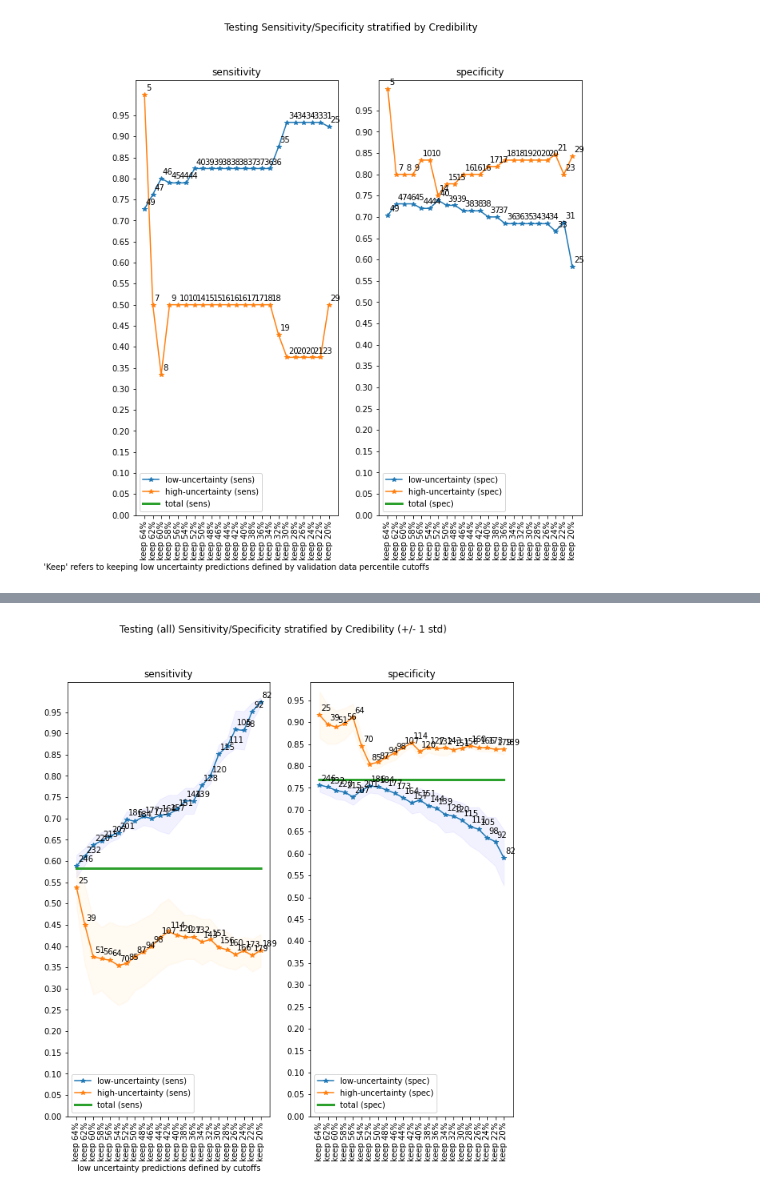
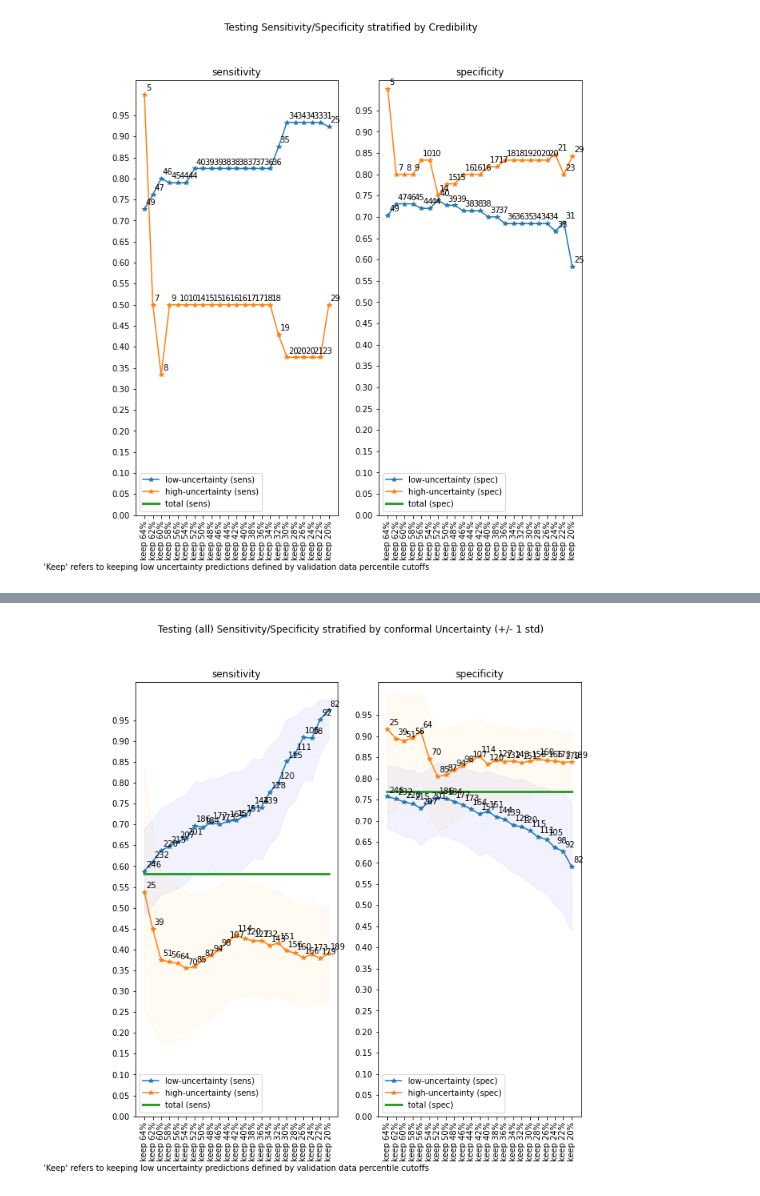
Before and after one commit to MikeDoho/FT_Uncertainty_Comparison, a Jupyter notebook: view_predictions_conformal-plot.ipynb, the cells around one changed output, grey strips where cells are left out. Cells and saved outputs as stored; diff of their text form; code cells hidden in the pictures.

```diff
--- a/view_predictions_conformal-plot.ipynb
+++ b/view_predictions_conformal-plot.ipynb
@@ -414,6 +473,11 @@ def Find_Optimal_Cutoff(target, predicted):
 min_cut = 20
 cut_off_percent_list = list(np.arange(min_cut, 66, 2))
 cut_range = cut_off_percent_list
+bootstrap_ = True
+auc_off = True # dont need bootstrap for auc
+conf_int = 0.95
+std_num = 1
+
 dict_ = {'con':{}}
 
 for i in range(5):
@@ -1726,8 +1855,6 @@ val total data
 # %%
 print('test total data')
-# min_cut = 40
-std_num = 1
-# cut_range = list(np.arange(min_cut, 80, 5))
+
 dict_
 
 total_eval_dict = {x: {} for x in cut_range}
@@ -1789,6 +1916,17 @@ for c in cut_range:
     total_eval_dict[c]['l_spec_std'] = np.std(total_eval_dict[c]['fold_l_spec'])
     total_eval_dict[c]['h_spec_std'] = np.std(total_eval_dict[c]['fold_h_spec'])
 
+    # confidence interval
+    if bootstrap_:
+        low_stats_dict = bootstrap_outcome(low_uncertainty_df, n_iter=9999, size=0.90, conf_int=conf_int)
+        total_eval_dict[c]['l_sens_conf'] = low_stats_dict['sensitivity']
+        total_eval_dict[c]['l_spec_conf'] = low_stats_dict['specificity']
+
+        high_stats_dict = bootstrap_outcome(high_uncertainty_df, n_iter=9999, size=0.90, conf_int=conf_int)
+        total_eval_dict[c]['h_sens_conf'] = high_stats_dict['sensitivity']
+        total_eval_dict[c]['h_spec_conf'] = high_stats_dict['specificity']
+    ###
+
 
     specificity, sensitivity, ppv, npv = dr_friendly_measures(y_true= total_eval_dict[c]['total_df']['true'], y_pred=total_eval_dict[c]['total_df']['pred_final'])
     total_eval_dict[c]['total_sens'] = sensitivity
@@ -1812,8 +1950,18 @@ high_uncertainty_num = [total_eval_dict[c]['high_uncertainty_num'] for c in cuto
 fig, (ax1, ax2) = plt.subplots(1, 2, figsize=(10,10))
 
 low_sens = [total_eval_dict[c]['l_sens'] for c in cutoff]
-low_std_low = [total_eval_dict[c]['l_sens'] - std_num*total_eval_dict[c]['l_sens_std'] for c in cutoff]
-low_std_high = [total_eval_dict[c]['l_sens'] + std_num*total_eval_dict[c]['l_sens_std'] for c in cutoff]
+
+if not bootstrap_:
+    print('std')
+    low_std_low = [total_eval_dict[c]['l_sens'] - std_num*total_eval_dict[c]['l_sens_std'] for c in cutoff]
+    low_std_high = [total_eval_dict[c]['l_sens'] + std_num*total_eval_dict[c]['l_sens_std'] for c in cutoff]
+else:
+    print('confid')
+    low_std_low = [total_eval_dict[c]['l_sens_conf'][0] for c in cutoff]
+    low_std_high = [total_eval_dict[c]['l_sens_conf'][1] for c in cutoff]
+
+# low_std_low = [total_eval_dict[c]['l_sens'] - std_num*total_eval_dict[c]['l_sens_std'] for c in cutoff]
+# low_std_high = [total_eval_dict[c]['l_sens'] + std_num*total_eval_dict[c]['l_sens_std'] for c in cutoff]
 
 ax1.plot([int(x) for x in cutoff], low_sens, '-*')
 ax1.fill_between([int(x) for x in cutoff], (low_std_low), (low_std_high), color='blue', alpha=0.05)
@@ -1823,8 +1971,18 @@ for i, txt in enumerate([str(x) for x in low_uncertainty_num]):
                  xycoords='data', textcoords='offset points', xytext=(2, 5))
 
 high_sens = [total_eval_dict[c]['h_sens'] for c in cutoff]
-high_std_low = [total_eval_dict[c]['h_sens'] - std_num*total_eval_dict[c]['h_sens_std'] for c in cutoff]
-high_std_high = [total_eval_dict[c]['h_sens'] + std_num*total_eval_dict[c]['h_sens_std'] for c in cutoff]
+
+if not bootstrap_:
+    print('std')
+    high_std_low = [total_eval_dict[c]['h_sens'] - std_num*total_eval_dict[c]['h_sens_std'] for c in cutoff]
+    high_std_high = [total_eval_dict[c]['h_sens'] + std_num*total_eval_dict[c]['h_sens_std'] for c in cutoff]
+else:
+    print('confid')
+    high_std_low = [total_eval_dict[c]['h_sens_conf'][0] for c in cutoff]
+    high_std_high = [total_eval_dict[c]['h_sens_conf'][1] for c in cutoff]
+
+# high_std_low = [total_eval_dict[c]['h_sens'] - std_num*total_eval_dict[c]['h_sens_std'] for c in cutoff]
+# high_std_high = [total_eval_dict[c]['h_sens'] + std_num*total_eval_dict[c]['h_sens_std'] for c in cutoff]
 
 ax1.plot([int(x) for x in cutoff], high_sens, '*-')
 ax1.fill_between([int(x) for x in cutoff], (high_std_low), (high_std_high), color='orange', alpha=0.05)
@@ -1840,23 +1998,35 @@ ax1.set_title('sensitivity')
 ax1.invert_xaxis()
 ax1.set_xticks([int(x) for x in cutoff])
 ax1.set_xticklabels([f"keep {str(x)}%" for x in cutoff], rotation = 90)
-ax1.set_xlabel("low uncertainty predictions defined by cutoffs")
+ax1.set_xlabel("'Keep' refers to keeping low uncertainty predictions defined by validation data percentile cutoffs")
 ax1.set_yticks(np.arange(0.0, 1, 0.05))
 
-save_dir = r'C:\Users\s185479\Desktop\Python_Code\Projects\Feeding_Tube\uncertainty\uncertainty_miccai\save_folder\sens_spec'
+save_dir = r'C:\Users\s185479\Desktop\Python_Code\Projects\Feeding_Tube\uncertainty\uncertainty_update_20220801\save_folder\sens_spec'
 f_name = 'test_conform_sens.csv'
-df = pd.DataFrame([[low_uncertainty_num, low_sens, [total_eval_dict[50]['total_sens'] for x in range(len(low_uncertainty_num))]]], columns=['num', 'l_sens', 'total_sens'])
+df = pd.DataFrame([[low_uncertainty_num, low_sens, low_std_low, low_std_high,
+                    [total_eval_dict[50]['total_sens'] for x in range(len(low_uncertainty_num))]]], columns=['num', 'l_sens', 'l_sens_low_conf', 'l_sens_high_conf', 'total_sens'])
 df.to_csv(os.path.join(save_dir, f_name))
 
 f_name = 'test_conform_sens_wrong.csv'
-df = pd.DataFrame([[high_uncertainty_num, high_sens, [total_eval_dict[50]['total_sens'] for x in range(len(low_uncertainty_num))]]], columns=['num', 'h_sens', 'total_sens'])
+df = pd.DataFrame([[high_uncertainty_num, high_sens, high_std_low, high_std_high,
+                    [total_eval_dict[50]['total_sens'] for x in range(len(low_uncertainty_num))]]], columns=['num', 'h_sens', 'h_sens_low_conf', 'h_sens_high_conf', 'total_sens'])
 df.to_csv(os.path.join(save_dir, f_name))
 
 # specificity
 
 low_spec = [total_eval_dict[c]['l_spec'] for c in cutoff]
-low_std_low = [total_eval_dict[c]['l_spec'] - std_num*total_eval_dict[c]['l_spec_std'] for c in cutoff]
-low_std_high = [total_eval_dict[c]['l_spec'] + std_num*total_eval_dict[c]['l_spec_std'] for c in cutoff]
+
+if not bootstrap_:
+    print('std')
+    low_std_low = [total_eval_dict[c]['l_spec'] - std_num*total_eval_dict[c]['l_spec_std'] for c in cutoff]
+    low_std_high = [total_eval_dict[c]['l_spec'] + std_num*total_eval_dict[c]['l_spec_std'] for c in cutoff]
+else:
+    print('confid')
+    low_std_low = [total_eval_dict[c]['l_spec_conf'][0] for c in cutoff]
+    low_std_high = [total_eval_dict[c]['l_spec_conf'][1] for c in cutoff]
+
+# low_std_low = [total_eval_dict[c]['l_spec'] - std_num*total_eval_dict[c]['l_spec_std'] for c in cutoff]
+# low_std_high = [total_eval_dict[c]['l_spec'] + std_num*total_eval_dict[c]['l_spec_std'] for c in cutoff]
 
 ax2.plot([int(x) for x in cutoff], low_spec, '-*')
 ax2.fill_between([int(x) for x in cutoff], (low_std_low), (low_std_high), color='blue', alpha=0.05)
@@ -1866,8 +2036,18 @@ for i, txt in enumerate([str(x) for x in low_uncertainty_num]):
                  xycoords='data', textcoords='offset points', xytext=(2, 5))
 
 high_spec = [total_eval_dict[c]['h_spec'] for c in cutoff]
-high_std_low = [total_eval_dict[c]['h_spec'] - std_num*total_eval_dict[c]['h_spec_std'] for c in cutoff]
-high_std_high = [total_eval_dict[c]['h_spec'] + std_num*total_eval_dict[c]['h_spec_std'] for c in cutoff]
+
+if not bootstrap_:
+    print('std')
+    high_std_low = [total_eval_dict[c]['h_spec'] - std_num*total_eval_dict[c]['h_spec_std'] for c in cutoff]
+    high_std_high = [total_eval_dict[c]['h_spec'] + std_num*total_eval_dict[c]['h_spec_std'] for c in cutoff]
+else:
+    print('confid')
+    high_std_low = [total_eval_dict[c]['h_spec_conf'][0] for c in cutoff]
+    high_std_high = [total_eval_dict[c]['h_spec_conf'][1] for c in cutoff]
+
+# high_std_low = [total_eval_dict[c]['h_spec'] - std_num*total_eval_dict[c]['h_spec_std'] for c in cutoff]
+# high_std_high = [total_eval_dict[c]['h_spec'] + std_num*total_eval_dict[c]['h_spec_std'] for c in cutoff]
 
 ax2.plot([int(x) for x in cutoff], high_spec, '*-')
 ax2.fill_between([int(x) for x in cutoff], (high_std_low), (high_std_high), color='orange', alpha=0.05)
@@ -1884,17 +2064,19 @@ ax2.invert_xaxis()
 ax2.set_xticks([int(x) for x in cutoff])
 ax2.set_xticklabels([f"keep {str(x)}%" for x in cutoff], rotation = 90)
 ax2.set_title('specificity')
-fig.suptitle(f"Testing (all) Sensitivity/Specificity stratified by Credibility (+/- {std_num} std)")
+fig.suptitle(f"Testing (all) Sensitivity/Specificity stratified by conformal Uncertainty (+/- {std_num} std)")
 
 plt.show()
 
-save_dir = r'C:\Users\s185479\Desktop\Python_Code\Projects\Feeding_Tube\uncertainty\uncertainty_miccai\save_folder\sens_spec'
+save_dir = r'C:\Users\s185479\Desktop\Python_Code\Projects\Feeding_Tube\uncertainty\uncertainty_update_20220801\save_folder\sens_spec'
 f_name = 'test_conform_spec.csv'
-df = pd.DataFrame([[low_uncertainty_num, low_spec, [total_eval_dict[50]['total_spec'] for x in range(len(low_uncertainty_num))]]], columns=['num', 'l_spec', 'total_spec'])
+df = pd.DataFrame([[low_uncertainty_num, low_spec, low_std_low, low_std_high,
+                    [total_eval_dict[50]['total_spec'] for x in range(len(low_uncertainty_num))]]], columns=['num', 'l_spec', 'l_spec_low_conf', 'l_spec_high_conf', 'total_spec'])
 df.to_csv(os.path.join(save_dir, f_name))
 
 f_name = 'test_conform_spec_wrong.csv'
-df = pd.DataFrame([[high_uncertainty_num, high_spec, [total_eval_dict[50]['total_spec'] for x in range(len(low_uncertainty_num))]]], columns=['num', 'h_spec', 'total_spec'])
+df = pd.DataFrame([[high_uncertainty_num, high_spec, high_std_low, high_std_high,
+                    [total_eval_dict[50]['total_spec'] for x in range(len(low_uncertainty_num))]]], columns=['num', 'h_spec', 'h_spec_low_conf', 'h_spec_high_conf', 'total_spec'])
 df.to_csv(os.path.join(save_dir, f_name))
 # %% [output]
 test total data
@@ -1901 +2099 @@ test total data
-[figure, old version]
+[figure, new version]
```
Also changed, not shown: parts of 12 cells of this notebook, 8 other files.
